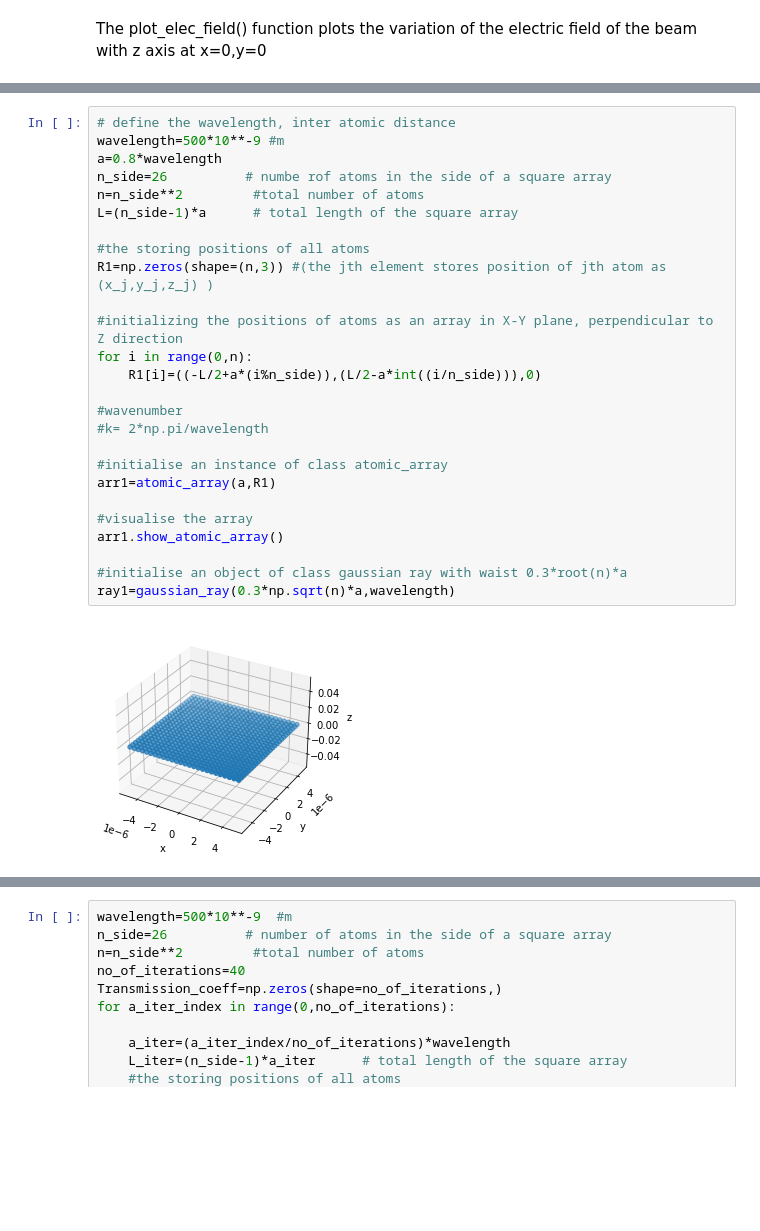
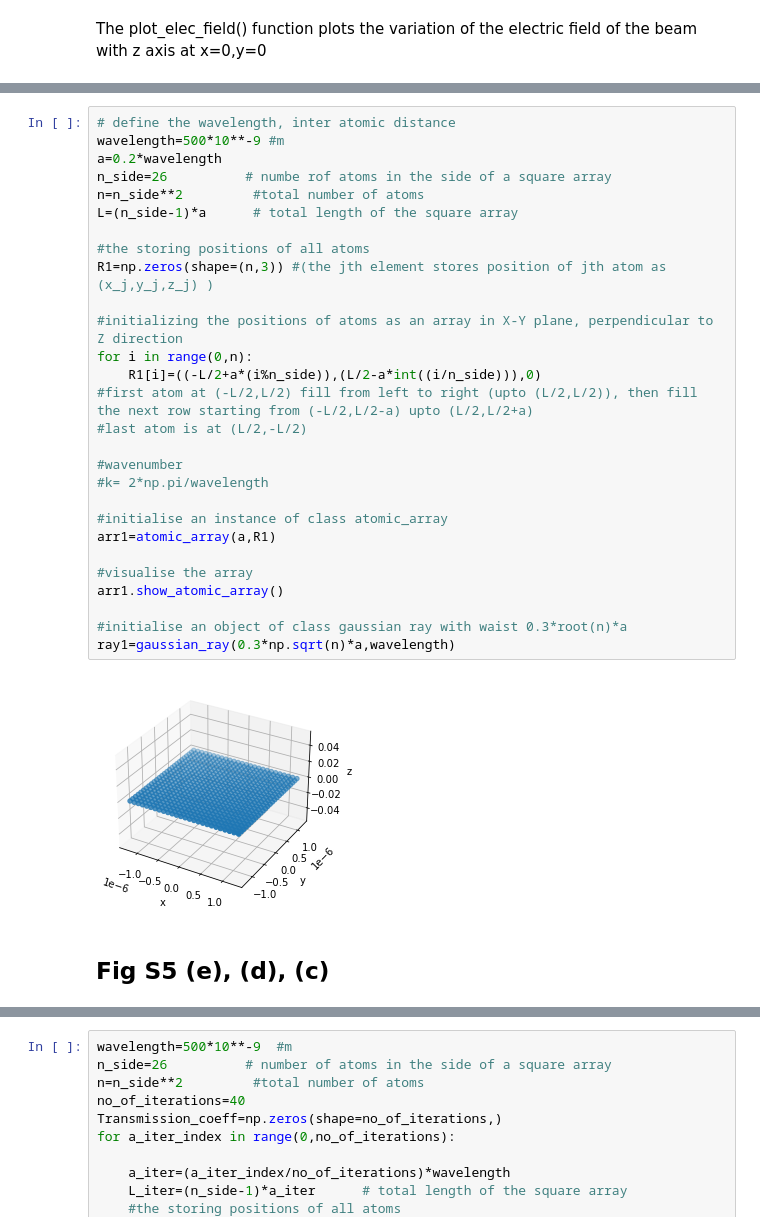
Before and after one commit to ReyshaJV/weizmann-internship, a Jupyter notebook: Light on atomic array.ipynb, the cells around one changed output, grey strips where cells are left out. Saved outputs shown, nothing was run; the diff lists cells and outputs as text; blank space fills up the shorter version.

```diff
--- a/Light on atomic array.ipynb
+++ b/Light on atomic array.ipynb
@@ -411,31 +527,35 @@ class atomic_array:
 # %%
 # define the wavelength, inter atomic distance
 wavelength=500*10**-9 #m
-a=0.8*wavelength
+a=0.2*wavelength
 n_side=26          # numbe rof atoms in the side of a square array
 n=n_side**2         #total number of atoms
 L=(n_side-1)*a      # total length of the square array
 
 #the storing positions of all atoms
 R1=np.zeros(shape=(n,3)) #(the jth element stores position of jth atom as (x_j,y_j,z_j) )
 
 #initializing the positions of atoms as an array in X-Y plane, perpendicular to Z direction
 for i in range(0,n):
     R1[i]=((-L/2+a*(i%n_side)),(L/2-a*int((i/n_side))),0)
+#first atom at (-L/2,L/2) fill from left to right (upto (L/2,L/2)), then fill the next row starting from (-L/2,L/2-a) upto (L/2,L/2+a)
+#last atom is at (L/2,-L/2)
 
 #wavenumber
 #k= 2*np.pi/wavelength
 
 #initialise an instance of class atomic_array
 arr1=atomic_array(a,R1)
 
 #visualise the array
 arr1.show_atomic_array()
 
 #initialise an object of class gaussian ray with waist 0.3*root(n)*a
 ray1=gaussian_ray(0.3*np.sqrt(n)*a,wavelength)
 # %% [output]
-[figure, old version]
+[figure, new version]
+# %% [markdown]
+## Fig S5 (e), (d), (c)
 # %%
 
 #plot the electric fields
```
Also changed, not shown: parts of 9 cells of this notebook.
